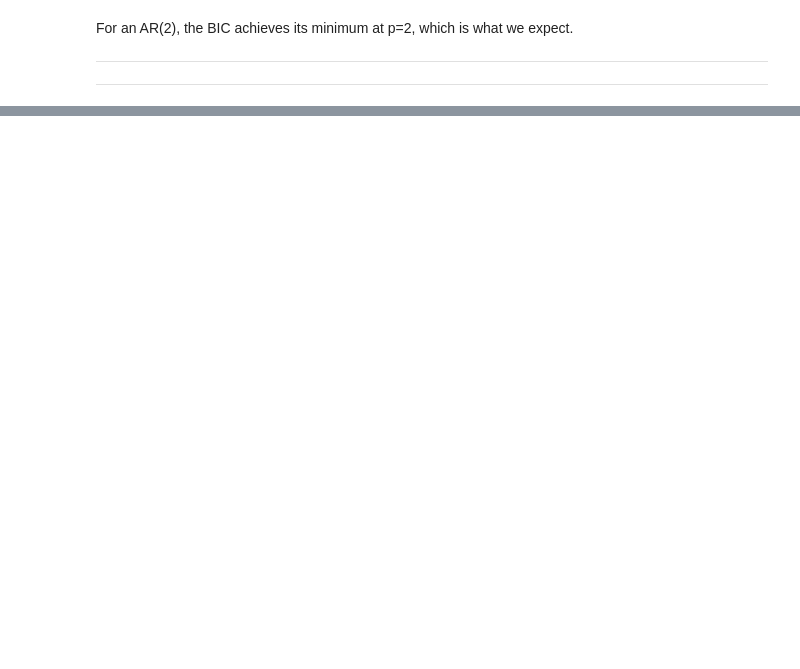
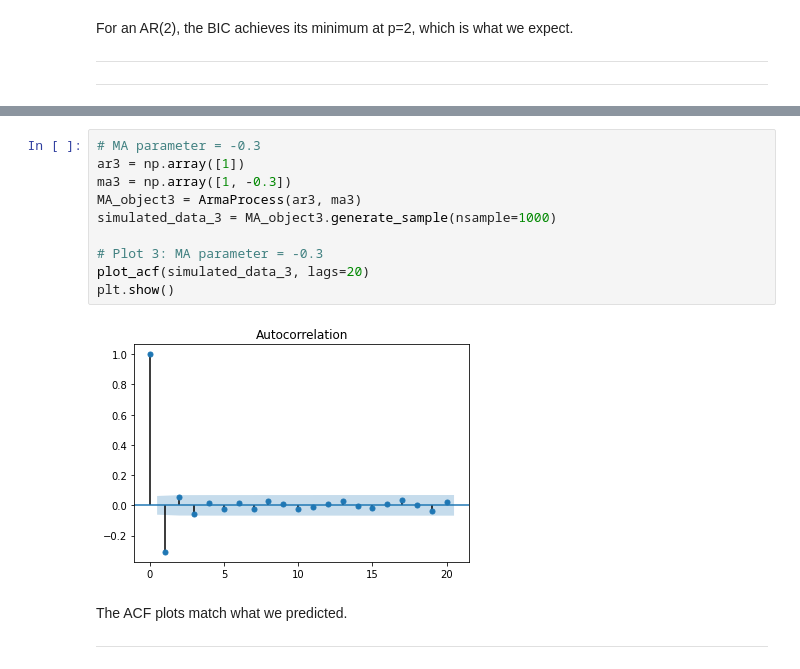
Before and after one commit to pratikgujral/Time-Series-Analysis-Tutorials, a Jupyter notebook: Time_Series_Analysis_in_Python.ipynb, the cells around one changed output, grey strips where cells are left out. Cells and saved outputs as stored; diff of their text form; blank space fills up the shorter version.

```diff
--- a/Time_Series_Analysis_in_Python.ipynb
+++ b/Time_Series_Analysis_in_Python.ipynb
@@ -2072,0 +2148,16 @@ For an AR(2), the BIC achieves its minimum at p=2, which is what we expect.
+# %%
+# MA parameter = -0.3
+ar3 = np.array([1])
+ma3 = np.array([1, -0.3])
+MA_object3 = ArmaProcess(ar3, ma3)
+simulated_data_3 = MA_object3.generate_sample(nsample=1000)
+
+# Plot 3: MA parameter = -0.3
+plot_acf(simulated_data_3, lags=20)
+plt.show()
+# %% [output]
+[figure, added]
+# %% [markdown]
+The ACF plots match what we predicted.
+
+---
```
Also changed, not shown: parts of 46 cells of this notebook.
